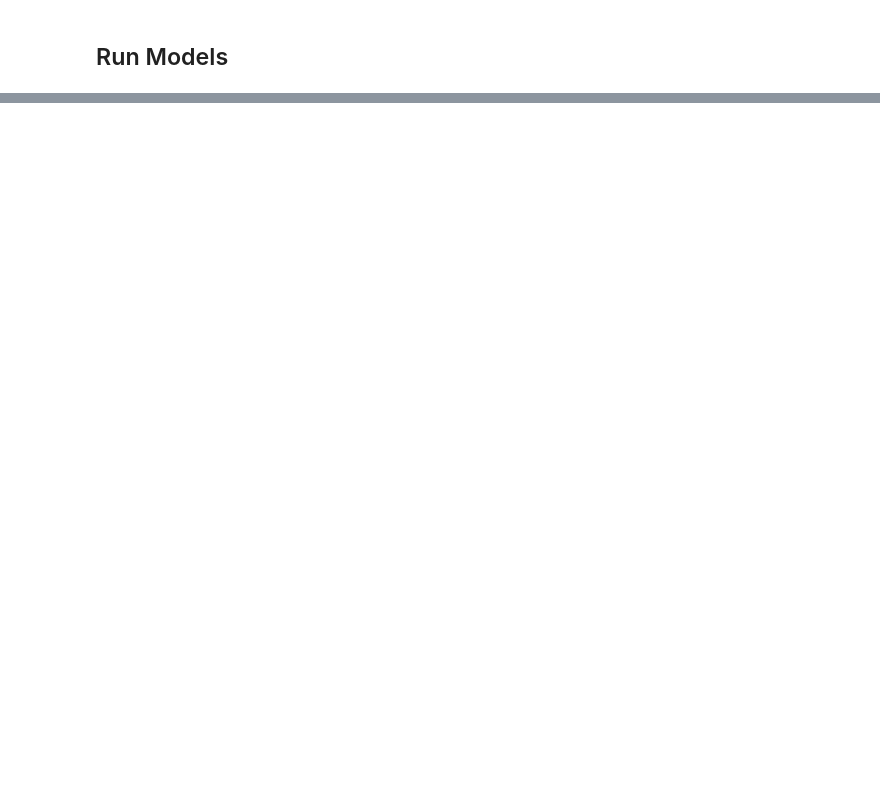
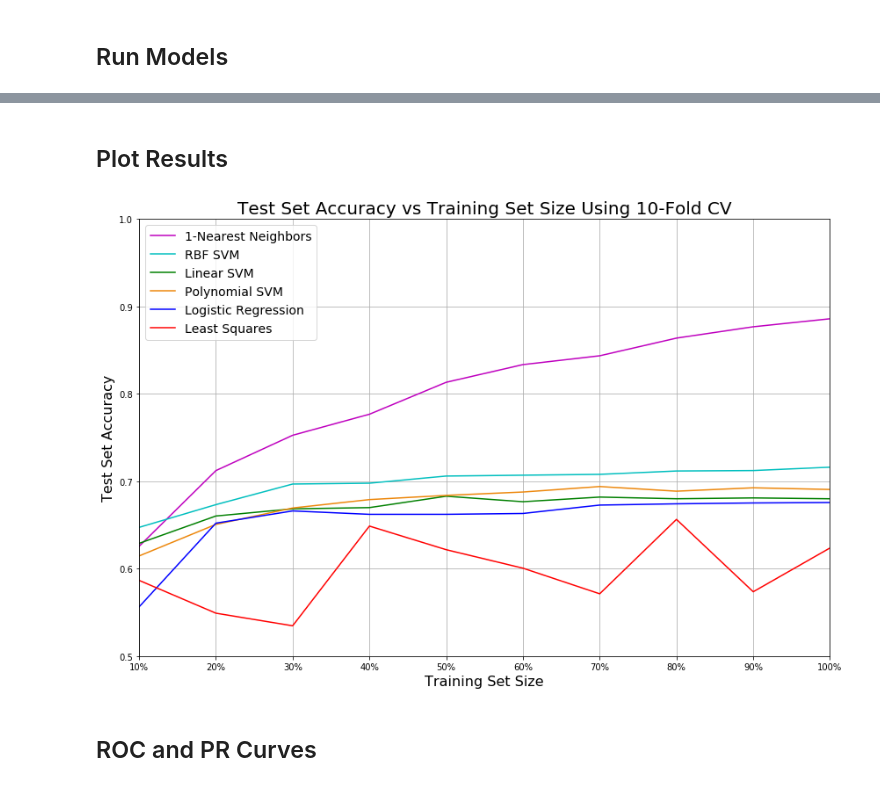
Before and after one commit to acnagle/CLA-Project, a Jupyter notebook: Code/Model_Evaluation.ipynb, the cells around one changed output, grey strips where cells are left out. Cells and saved outputs as stored; diff of their text form; code cells hidden in the pictures; blank space fills up the shorter version.

```diff
--- a/Code/Model_Evaluation.ipynb
+++ b/Code/Model_Evaluation.ipynb
@@ -81,0 +143,13 @@ y = y[shuff_idx, :]
+# %%
+poly_svc = svm.SVC(
+    C=1,
+    kernel="poly",
+    degree=5,
+    gamma="auto",
+    coef0=1,
+    probability=False,
+    shrinking=True,
+    tol=0.0001,
+    verbose=False,
+    max_iter=-1,
+)
@@ -81,0 +174,3 @@ y = y[shuff_idx, :]
+# %%
+X_LS = np.concatenate((X, np.ones(shape=(X.shape[0], 1))), axis=1)   # column of ones for offset
+lamb = 0   # L2 regularization
@@ -81,0 +179,9 @@ y = y[shuff_idx, :]
+# %%
+knn = KNeighborsClassifier(
+    n_neighbors=k,
+    weights="uniform",
+    algorithm="brute",
+    p=2,
+    metric="minkowski",
+    n_jobs=None
+)
@@ -89,2 +227,0 @@ TypeError: __init__() got an unexpected keyword argument 'shuffle'
-# %%
-a = np.linspace(start=0, stop=X.shape[0]-1, num=X.shape[0], dtype=int)
@@ -94,0 +312,24 @@ array([0])
+# %% [markdown]
+## Plot Results
+# %%
+folds = [i+1 for i in range(num_splits)]
+
+plt.figure(figsize=(12, 8))
+plt.plot(folds, knn_acc, color="m", label=str(k) + "-Nearest Neighbors")
+plt.plot(folds, rbf_svc_acc, color="c", label="RBF SVM")
+plt.plot(folds, linear_svc_acc, color="g", label="Linear SVM")
+plt.plot(folds, poly_svc_acc, color="#ed870b", label="Polynomial SVM")
+plt.plot(folds, logistic_acc, color="b", label="Logistic Regression")
+plt.plot(folds, LS_acc, color="r", label="Least Squares")
+plt.xlabel("Training Set Size", fontsize=16)
+plt.xticks(np.arange(num_subsets)+1, ("10%", "20%", "30%", "40%", "50%", "60%", "70%", "80%", "90%", "100%"))
+plt.ylabel("Test Set Accuracy", fontsize=16)
+plt.title("Test Set Accuracy vs Training Set Size Using 10-Fold CV", fontsize=20)
+plt.axis([1, num_splits, 0.5, 1])
+plt.legend(loc="upper left", prop={"size": 14})
+plt.tight_layout()
+plt.grid(True)
+# %% [output]
+[figure, added]
+# %% [markdown]
+## ROC and PR Curves
```
Also changed, not shown: parts of 24 cells of this notebook, 1 other file.
